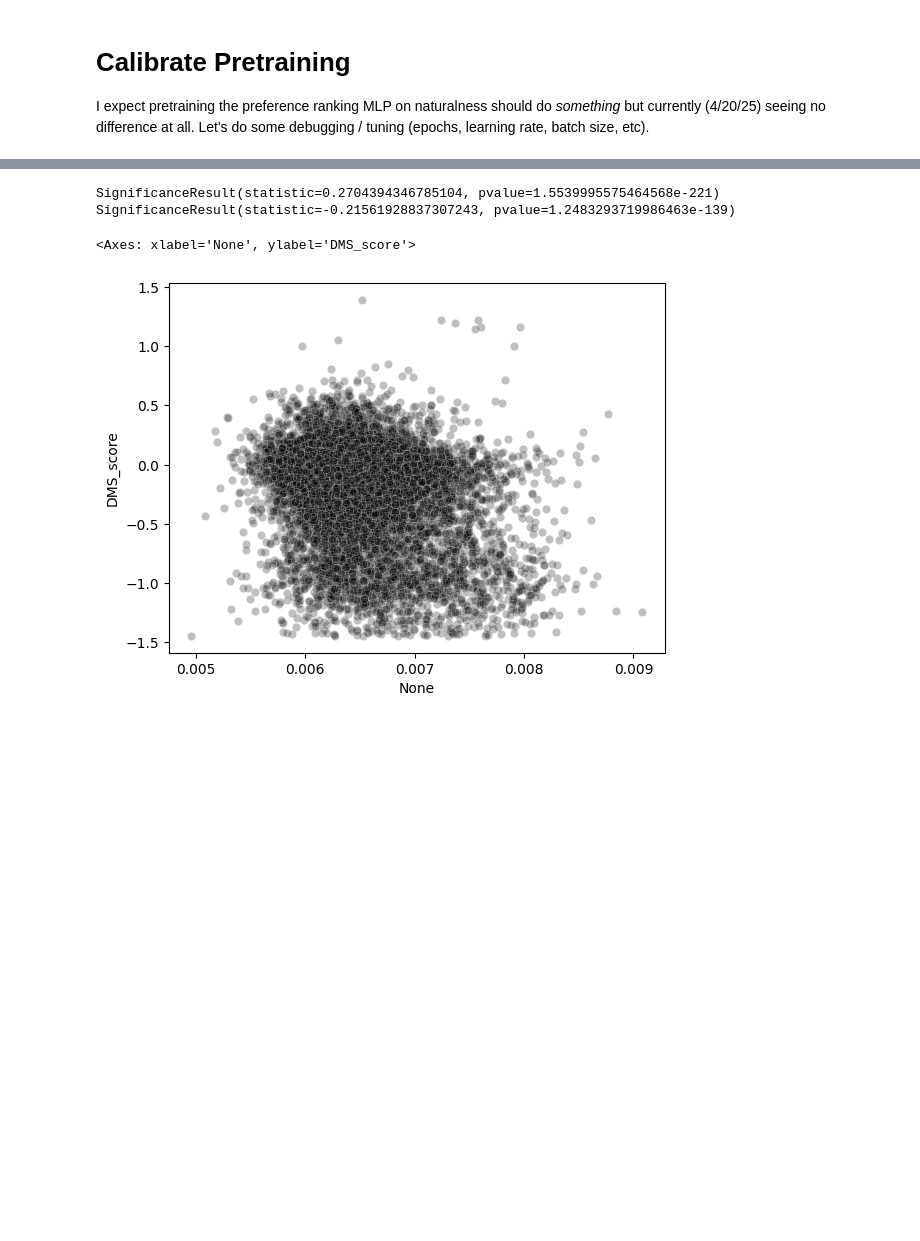
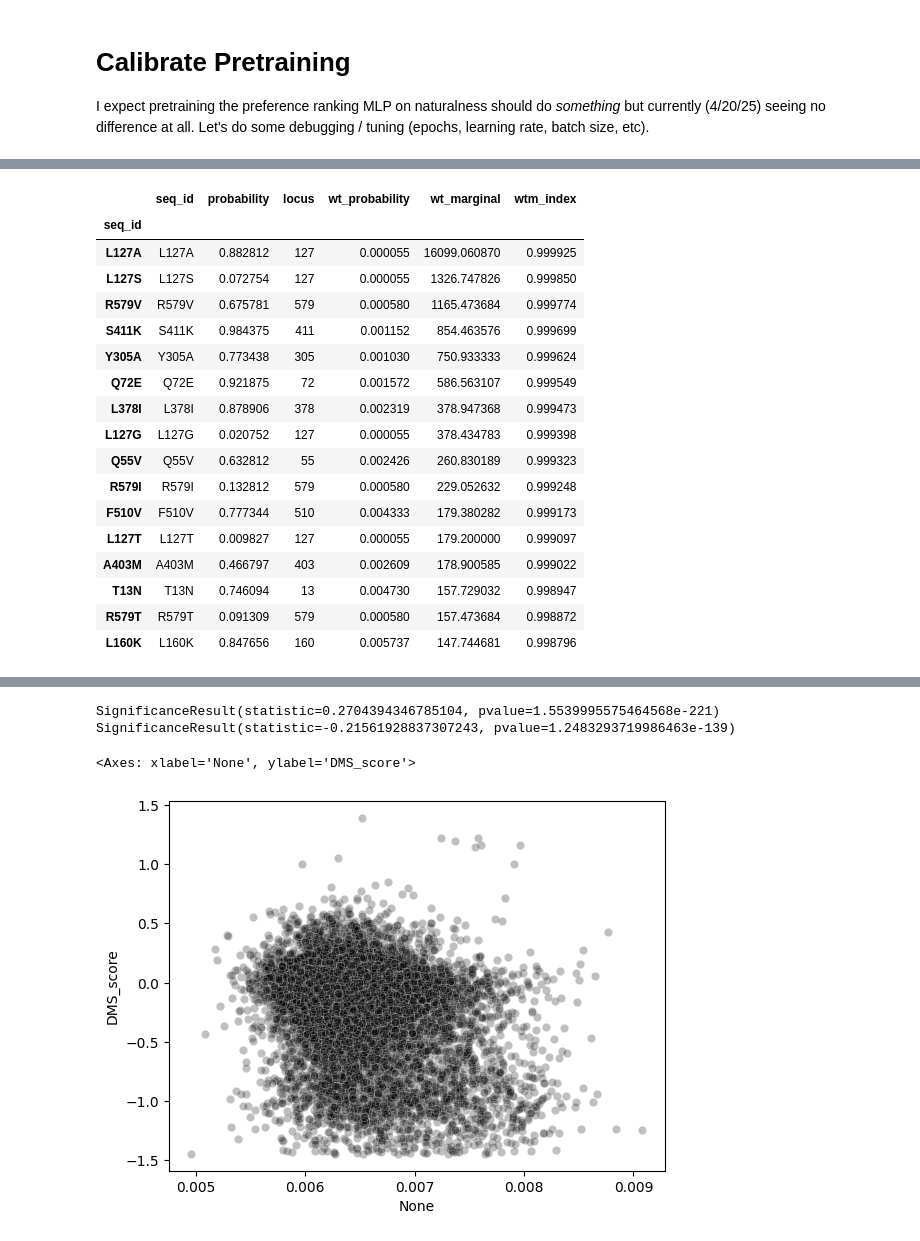
Before and after one commit to JBEI/foldy-internal, a Jupyter notebook: backend/src/notebooks/jacob/250420_test_pretrain.ipynb, the cells around one changed output, grey strips where cells are left out. Cells and saved outputs as stored; diff of their text form; code cells hidden in the pictures; blank space fills up the shorter version.

```diff
--- a/backend/src/notebooks/jacob/250420_test_pretrain.ipynb
+++ b/backend/src/notebooks/jacob/250420_test_pretrain.ipynb
@@ -109,3 +101,24 @@ naturalness_df.sort_values('wt_marginal', ascending=False)
+# %%
+naturalness_df.sort_values('wt_marginal', ascending=False).iloc[:16]
+# %% [output]
+|  | seq_id | probability | locus | wt_probability | wt_marginal | wtm_index |
+| seq_id |  |  |  |  |  |  |
+| L127A | L127A | 0.882812 | 127 | 0.000055 | 16099.060870 | 0.999925 |
+| L127S | L127S | 0.072754 | 127 | 0.000055 | 1326.747826 | 0.999850 |
+| R579V | R579V | 0.675781 | 579 | 0.000580 | 1165.473684 | 0.999774 |
+| S411K | S411K | 0.984375 | 411 | 0.001152 | 854.463576 | 0.999699 |
+| Y305A | Y305A | 0.773438 | 305 | 0.001030 | 750.933333 | 0.999624 |
+| Q72E | Q72E | 0.921875 | 72 | 0.001572 | 586.563107 | 0.999549 |
+| L378I | L378I | 0.878906 | 378 | 0.002319 | 378.947368 | 0.999473 |
+| L127G | L127G | 0.020752 | 127 | 0.000055 | 378.434783 | 0.999398 |
+| Q55V | Q55V | 0.632812 | 55 | 0.002426 | 260.830189 | 0.999323 |
+| R579I | R579I | 0.132812 | 579 | 0.000580 | 229.052632 | 0.999248 |
+| F510V | F510V | 0.777344 | 510 | 0.004333 | 179.380282 | 0.999173 |
+| L127T | L127T | 0.009827 | 127 | 0.000055 | 179.200000 | 0.999097 |
+| A403M | A403M | 0.466797 | 403 | 0.002609 | 178.900585 | 0.999022 |
+| T13N | T13N | 0.746094 | 13 | 0.004730 | 157.729032 | 0.998947 |
+| R579T | R579T | 0.091309 | 579 | 0.000580 | 157.473684 | 0.998872 |
+| L160K | L160K | 0.847656 | 160 | 0.005737 | 147.744681 | 0.998796 |
 # %%
 import numpy as np
 # Measure 16 activities.
```
Also changed, not shown: parts of 13 cells of this notebook, 18 other files.
